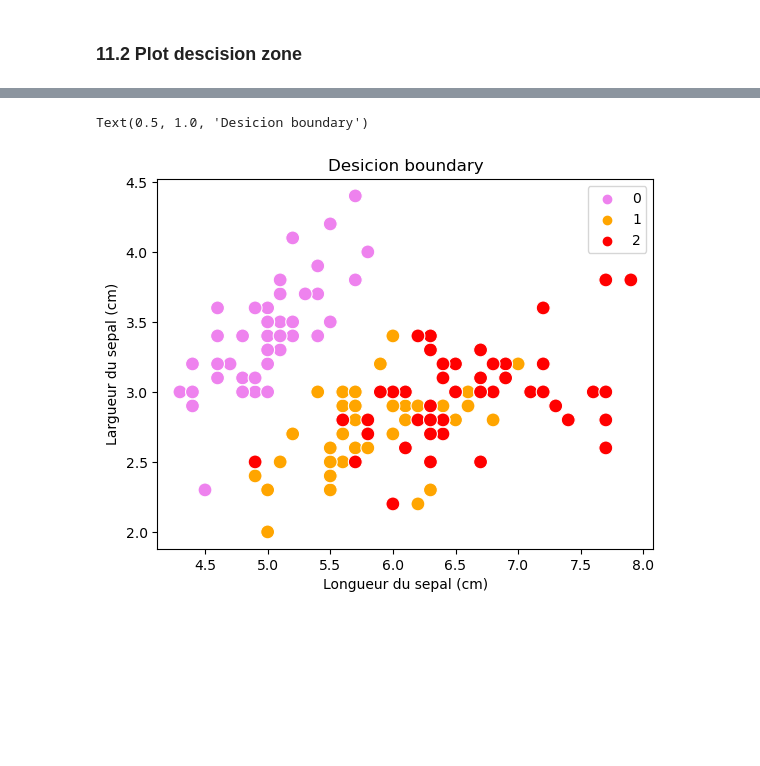
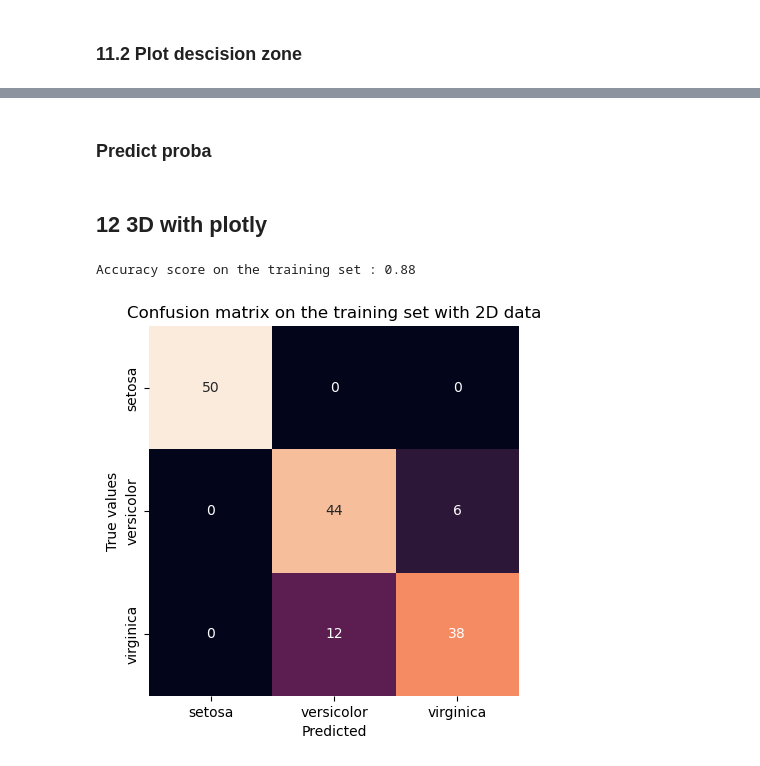
Before and after one commit to TomMB45/Perso, a Jupyter notebook: Cours/GB5/IA_bio/TD4/ex4.ipynb, the cells around one changed output, grey strips where cells are left out. Drawn from its saved outputs; the diff is of its cells as text; code cells hidden in the pictures; blank space fills up the shorter version.

```diff
--- a/Cours/GB5/IA_bio/TD4/ex4.ipynb
+++ b/Cours/GB5/IA_bio/TD4/ex4.ipynb
@@ -178,14 +195,2 @@ plt.show()
-# %%
-sns.scatterplot(
-    data[:, 0], data[:, 1], # x and y
-    hue=target, # color each point by its class
-    palette=colors, # color
-    s=100, # size of the points
-    )
-plt.legend()
-plt.xlabel("Longueur du sepal (cm)")
-plt.ylabel("Largueur du sepal (cm)")
-plt.title("Desicion boundary")
-# %% [output]
-Text(0.5, 1.0, 'Desicion boundary')
-[figure, removed]
+# %% [markdown]
+### Predict proba
@@ -191,0 +239,22 @@ Text(0.5, 1.0, 'Desicion boundary')
+# %% [markdown]
+## 12 3D with plotly
+# %%
+data_3D = iris.data[:, :3]
+target_3D = iris.target
+
+clf_3D = GaussianNB()
+clf_3D.fit(data_3D, target_3D)
+y_pred_3D = clf_3D.predict(data_3D)
+print(f"Accuracy score on the training set : {accuracy_score(target_3D, y_pred_3D)}")
+sns.heatmap(
+    confusion_matrix(target_3D,y_pred_3D), square=True, annot=True, cbar=False,
+    xticklabels=list(iris.target_names),
+    yticklabels=list(iris.target_names)
+    )
+plt.xlabel("Predicted")
+plt.ylabel("True values")
+plt.title("Confusion matrix on the training set with 2D data")
+plt.show()
+# %% [output]
+Accuracy score on the training set : 0.88
+[figure, added]
```
Also changed, not shown: parts of 13 cells of this notebook.
